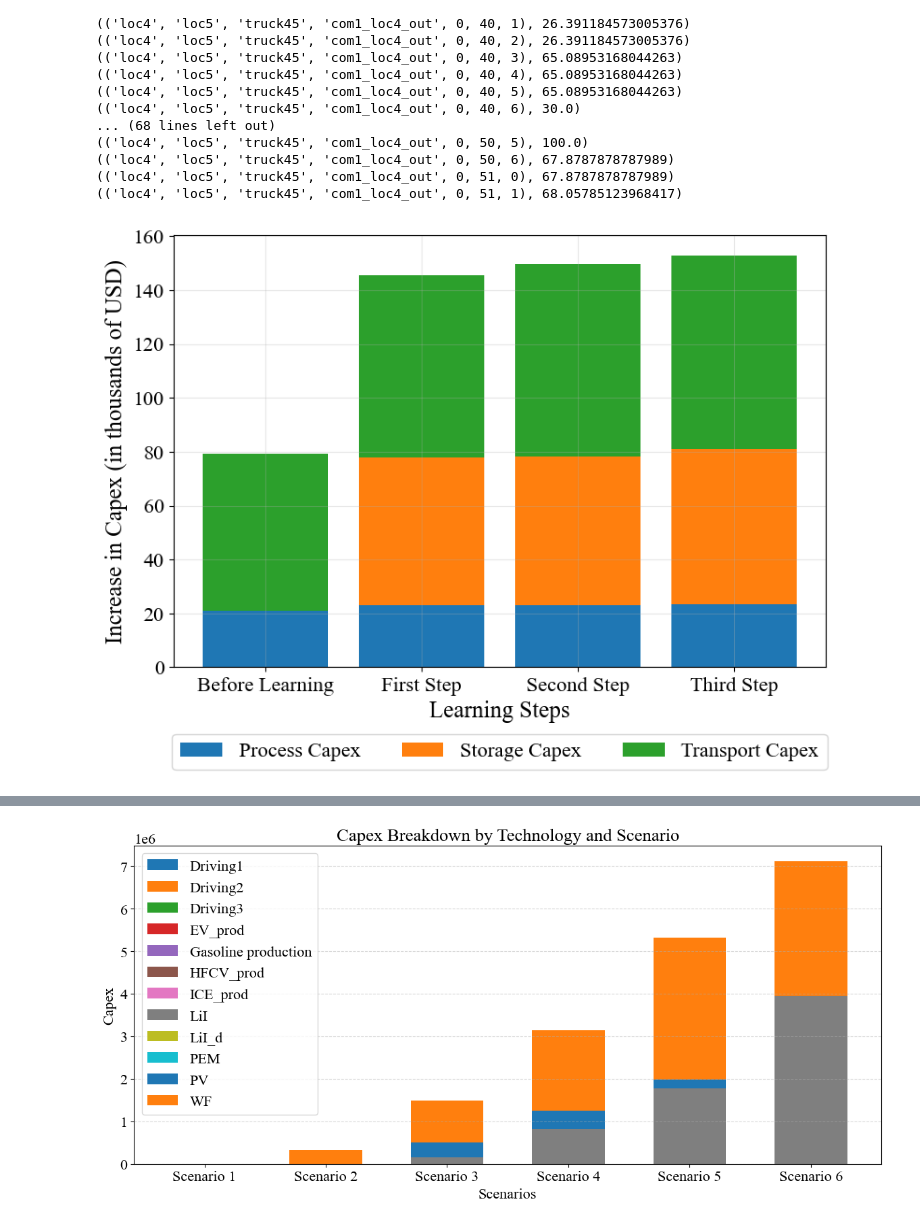
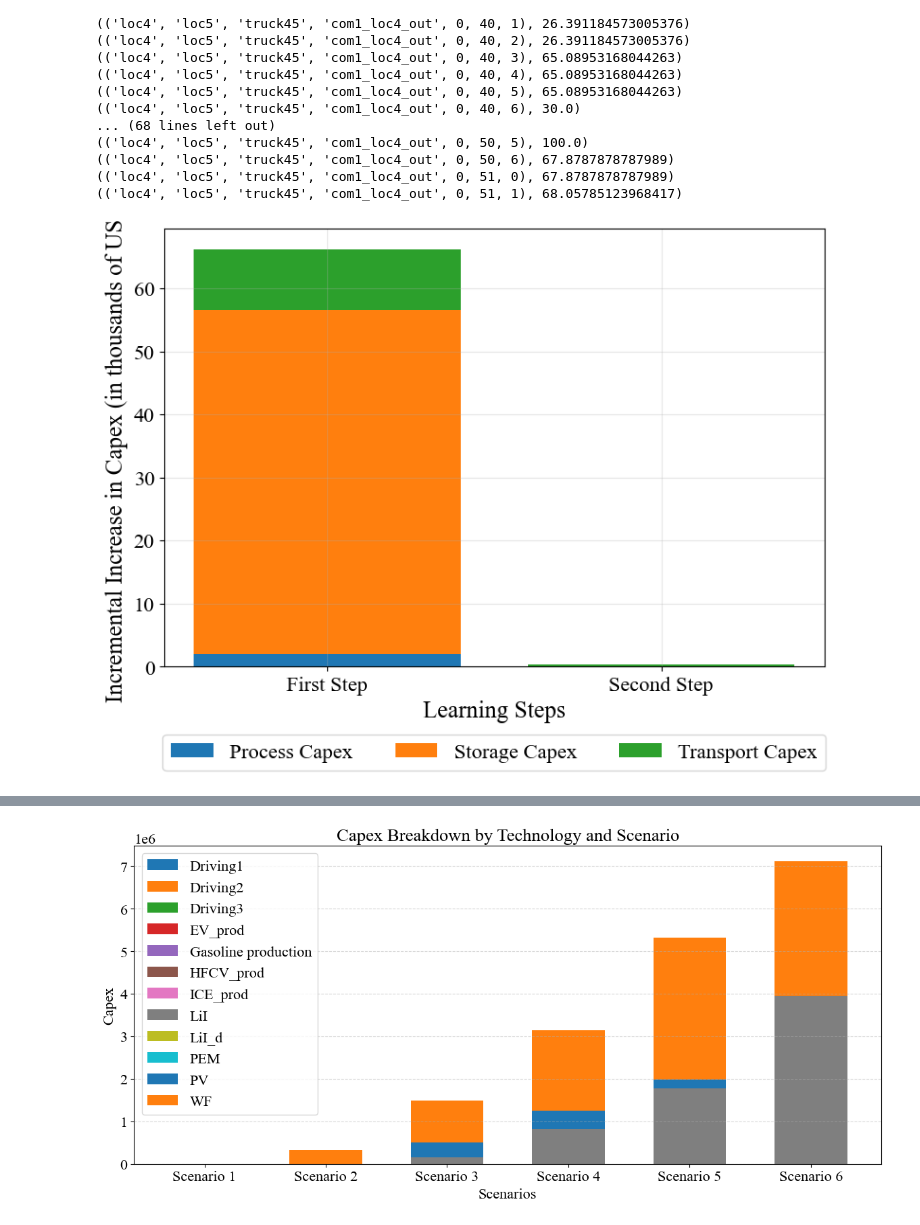
Before and after one commit to shivamvedant/energiapy, a Jupyter notebook: docs/notebooks/supply chain/IRF manuscript/readControl_HPRC.ipynb, the cells around one changed output, grey strips where cells are left out. Drawn from its saved outputs; the diff is of its cells as text; code cells hidden in the pictures.

```diff
--- a/docs/notebooks/supply chain/IRF manuscript/readControl_HPRC.ipynb
+++ b/docs/notebooks/supply chain/IRF manuscript/readControl_HPRC.ipynb
@@ -1662,26 +1682,29 @@ print(*[(k,v) for k,v in cl_step3_load_results.output['Exp'].items() if k[0]=='l
 # Your data
 ncl_capex_storage = sum(v for k,v in ncl_load_results.output['Capex_storage'].items())/1000
 cl_capex_storage = sum(v for k,v in cl_load_results.output['Capex_storage'].items())/1000
-cl_step2_capex_storage = sum(v for k,v in cl_step2_load_results.output['Capex_storage'].items())/1000
-cl_step3_capex_storage = sum(v for k,v in cl_step3_load_results.output['Capex_storage'].items())/1000
-cl_step4_capex_storage = sum(v for k,v in cl_step4_load_results.output['Capex_storage'].items())/1000
+# cl_step2_capex_storage = sum(v for k,v in cl_step2_res1_load_results.output['Capex_storage'].items())/1000
+cl_step2_capex_storage = 54500/1000
+# cl_step3_capex_storage = sum(v for k,v in cl_step3_load_results.output['Capex_storage'].items())/1000
+# cl_step4_capex_storage = sum(v for k,v in cl_step4_load_results.output['Capex_storage'].items())/1000
 
 ncl_capex_process = sum(v for k,v in ncl_load_results.output['Capex_network'].items())/1000 - ncl_capex_storage
 cl_capex_process = sum(v for k,v in cl_load_results.output['Capex_network'].items())/1000 - cl_capex_storage
-cl_step2_capex_process = sum(v for k,v in cl_step2_load_results.output['Capex_network'].items())/1000 - cl_step2_capex_storage
-cl_step3_capex_process = sum(v for k,v in cl_step3_load_results.output['Capex_network'].items())/1000 - cl_step3_capex_storage
-cl_step4_capex_process = sum(v for k,v in cl_step4_load_results.output['Capex_network'].items())/1000 - cl_step4_capex_storage
+# cl_step2_capex_process = sum(v for k,v in cl_step2_res1_load_results.output['Capex_network'].items())/1000 - cl_step2_capex_storage
+cl_step2_capex_process = 23316.07/1000
+# cl_step3_capex_process = sum(v for k,v in cl_step3_load_results.output['Capex_network'].items())/1000 - cl_step3_capex_storage
+# cl_step4_capex_process = sum(v for k,v in cl_step4_load_results.output['Capex_network'].items())/1000 - cl_step4_capex_storage
 
 ncl_capex_transport = sum(v for k,v in ncl_load_results.output['Capex_transport_network'].items())/1000
 cl_capex_transport = sum(v for k,v in cl_load_results.output['Capex_transport_network'].items())/1000
-cl_step2_capex_transport = sum(v for k,v in cl_step2_load_results.output['Capex_transport_network'].items())/1000
-cl_step3_capex_transport = sum(v for k,v in cl_step3_load_results.output['Capex_transport_network'].items())/1000
-cl_step4_capex_transport = sum(v for k,v in cl_step4_load_results.output['Capex_transport_network'].items())/1000
+# cl_step2_capex_transport = sum(v for k,v in cl_step2_res1_load_results.output['Capex_transport_network'].items())/1000
+cl_step2_capex_transport = 67999.5/1000
+# cl_step3_capex_transport = sum(v for k,v in cl_step3_load_results.output['Capex_transport_network'].items())/1000
+# cl_step4_capex_transport = sum(v for k,v in cl_step4_load_results.output['Capex_transport_network'].items())/1000
 
 data = [
-    [ncl_capex_process, cl_step2_capex_process, cl_step3_capex_process, cl_step4_capex_process], # Process Capex
-    [ncl_capex_storage, cl_step2_capex_storage, cl_step3_capex_storage, cl_step4_capex_storage], # Storage Capex
-    [ncl_capex_transport, cl_step2_capex_transport, cl_step3_capex_transport, cl_step4_capex_transport]  # Transport Capex
+    [ncl_capex_process, cl_capex_process, cl_step2_capex_process], # Process Capex
+    [ncl_capex_storage, cl_capex_storage, cl_step2_capex_storage], # Storage Capex
+    [ncl_capex_transport, cl_capex_transport, cl_step2_capex_transport]  # Transport Capex
 ]
 
 # data_increment = [
@@ -1691,9 +1714,9 @@ data = [
 # ]
 
 data_increment = [
-    [cl_step2_capex_process-ncl_capex_process, cl_step3_capex_process-cl_step2_capex_process, cl_step4_capex_process-cl_step3_capex_process],
-    [cl_step2_capex_storage-ncl_capex_storage, cl_step3_capex_storage-cl_step2_capex_storage, cl_step4_capex_storage-cl_step3_capex_storage],
-    [cl_step2_capex_transport-ncl_capex_transport, cl_step3_capex_transport-cl_step2_capex_transport, cl_step4_capex_transport-cl_step3_capex_transport]
+    [cl_capex_process-ncl_capex_process, cl_step2_capex_process-cl_capex_process],
+    [cl_capex_storage-ncl_capex_storage, cl_step2_capex_storage-cl_capex_storage],
+    [cl_capex_transport-ncl_capex_transport, cl_step2_capex_transport-cl_capex_transport]
 ]
 # Create stacked bar plot
 # rc('font', size=16)   # simplified & no rcdefaults()
@@ -1704,38 +1727,39 @@ rc('font', **{'family': 'Times New Roman', 'size': 16})
 # rc('font', **{'size': 16})
 labels = ['Process Capex', 'Storage Capex', 'Transport Capex']
 
-data_arr = np.array(data)
+data_arr = np.array(data_increment)
+
 for i in range(len(data_arr)):
     ax.bar(
         np.arange(data_arr.shape[1]),
         data_arr[i],
         bottom=np.sum(data_arr[:i], axis=0),
         label=labels[i]
     )
 
 ax.set_xlabel('Learning Steps', fontsize = 18, fontname = 'Times New Roman')
-ax.set_ylabel('Increase in Capex (in thousands of USD)', fontsize = 18, fontname = 'Times New Roman')
+ax.set_ylabel('Incremental Increase in Capex (in thousands of USD)', fontsize = 18, fontname = 'Times New Roman')
 # ax.set_title('Capital Expenditure Increment', fontsize = 22, fontname = 'Times New Roman')
 
 xtick_positions = np.arange(data_arr.shape[1])
-xtick_labels = ['Before Learning', 'First Step', 'Second Step', 'Third Step']
+xtick_labels = ['First Step', 'Second Step']
 wrapped_labels = [textwrap.fill(label, width=20) for label in xtick_labels]
 ax.set_xticks(xtick_positions)
 ax.set_xticklabels(wrapped_labels)
 
 # IMPORTANT: capture legend handle
 leg = ax.legend(loc='upper center', bbox_to_anchor=(0.5, -0.13), ncol=3)
 
 plt.grid(zorder=0, alpha=0.3)
 plt.setp(ax.get_xticklabels(), fontname='Times New Roman')
 
 fig.savefig(
-    'Capex_Cost_Breakdown.png',
+    'Capex_Cost_Breakdown_all.png',
     dpi=300,
     bbox_inches='tight',
     bbox_extra_artists=(leg,)
 )
 
 plt.show()
 # %% [output]
-[figure, old version]
+[figure, new version]
```
Also changed, not shown: parts of 37 cells of this notebook, 3 other files.
